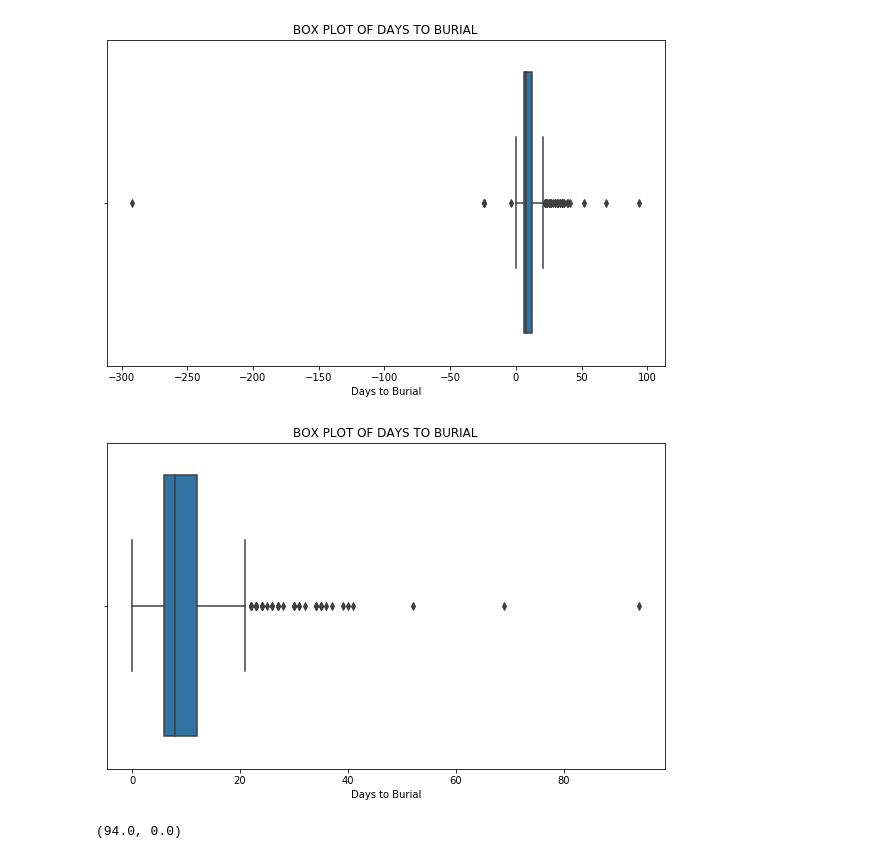
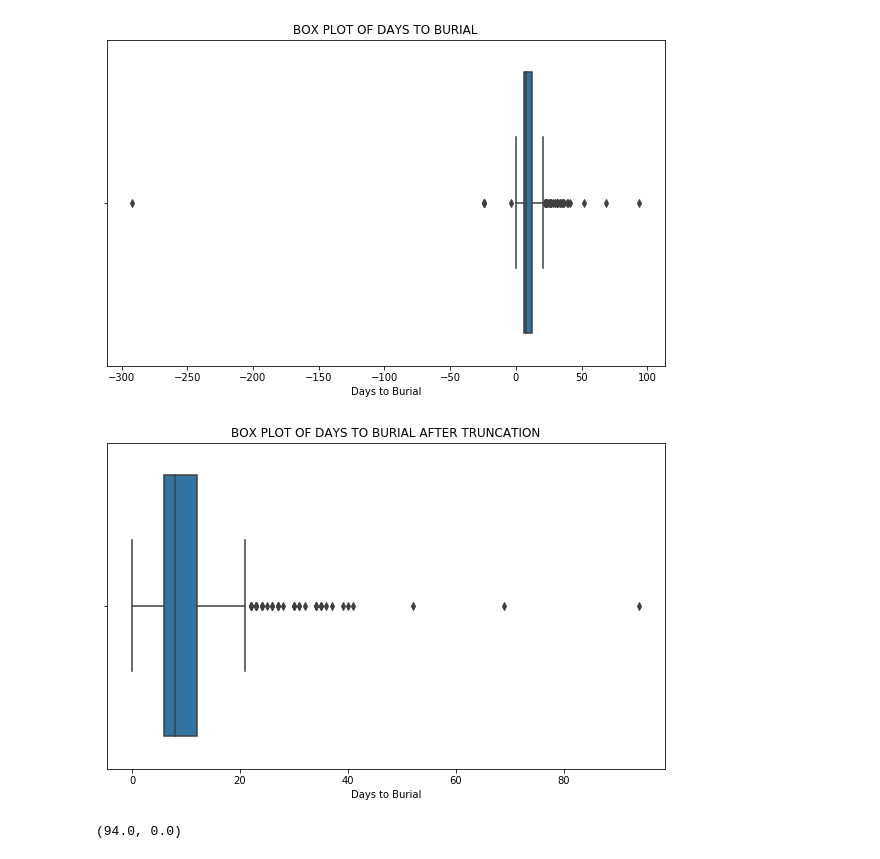
Before and after one commit to JOEL-OSEBE/SURVIVAL, a Jupyter notebook: Survival.ipynb, the cells around one changed output. Saved outputs shown, nothing was run; the diff lists cells and outputs as text; code cells hidden in the pictures.

```diff
--- a/Survival.ipynb
+++ b/Survival.ipynb
@@ -135,11 +135,11 @@ Ob_s=Ob_s[Ob_s["Death_to_Burial"]>=0]
 # %%
 plt.figure(figsize=(10,6))
 sns.boxplot(Ob_s["Death_to_Burial"])
-plt.title("BOX PLOT OF DAYS TO BURIAL")
+plt.title("BOX PLOT OF DAYS TO BURIAL AFTER TRUNCATION")
 plt.xlabel("Days to Burial")
 plt.show()
 # %% [output]
-[figure, old version]
+[figure, new version]
 # %%
 # Maximum and Minimum number of days
 Ob_s["Death_to_Burial"].max(),Ob_s["Death_to_Burial"].min()
```
Also changed, not shown: parts of 6 cells of this notebook.
